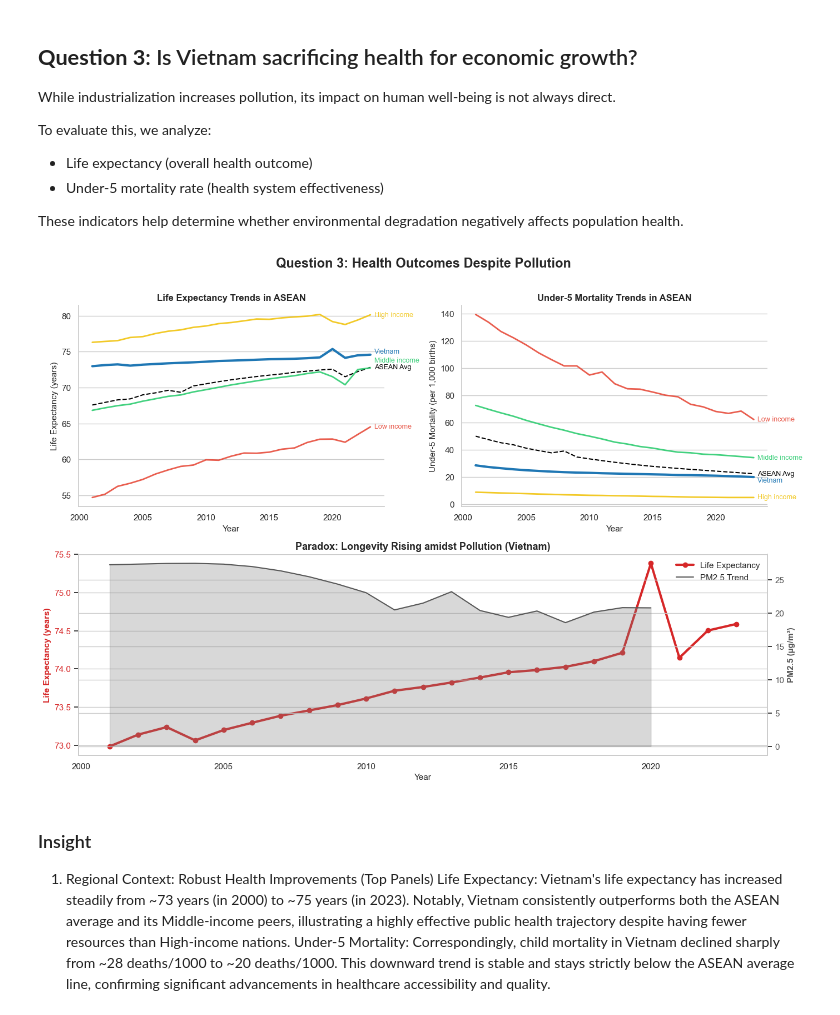
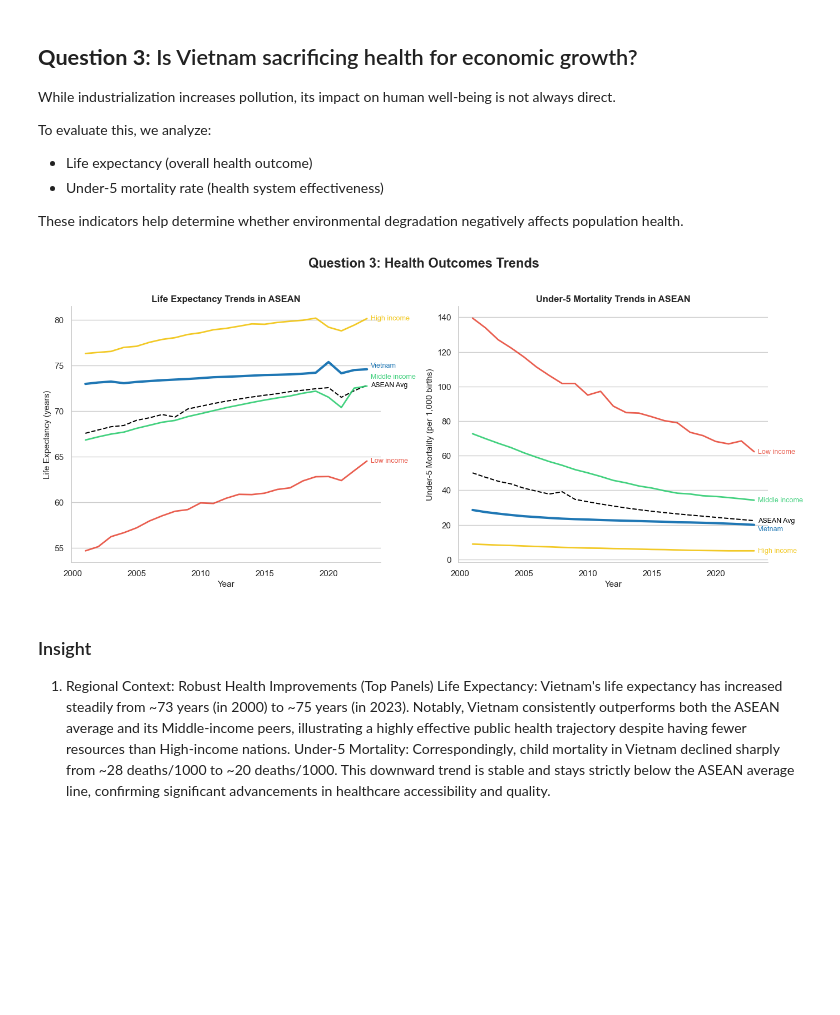
Before and after one commit to thloc1212/DV_LAB2, a Jupyter notebook: merged/merge.ipynb, the cells around one changed output. Drawn from its saved outputs; the diff is of its cells as text; code cells hidden in the pictures; blank space fills up the shorter version.

```diff
--- a/merged/merge.ipynb
+++ b/merged/merge.ipynb
@@ -713,14 +713,13 @@ To evaluate this, we analyze:
 
 These indicators help determine whether environmental degradation negatively affects population health.
 # %%
-import matplotlib.pyplot as plt
-
-fig = plt.figure(figsize=(14, 10))
-gs = fig.add_gridspec(2, 2, height_ratios=[1, 1])
+# Điều chỉnh lại figsize cho phù hợp với 1 hàng biểu đồ
+fig = plt.figure(figsize=(14, 6))
+# Đổi GridSpec thành 1 hàng, 2 cột
+gs = fig.add_gridspec(1, 2)
 
 ax_life_asean = fig.add_subplot(gs[0, 0])
 ax_mort_asean = fig.add_subplot(gs[0, 1])
-ax_paradox = fig.add_subplot(gs[1, :])
 
 axes = [ax_life_asean, ax_mort_asean]
 
@@ -808,111 +807,40 @@ for i, metric in enumerate(["Life expectancy", "Under-5 mortality"]):
         y = subset[metric]
 
         ax.plot(x, y, color=color, linewidth=linewidth, alpha=alpha)
 
         y_end = y.iloc[-1]
         offset = manual_offsets.get(metric, {}).get(label, 0)
 
         ax.text(
             x.iloc[-1] + 0.3,
             y_end + offset,
             label,
             fontsize=9,
             color=color,
             alpha=alpha,
             va="center"
         )
 
     ax.set_title(title_map.get(metric, metric), fontweight='semibold')
     ax.set_xlabel("Year")
     ax.set_ylabel(ylabel_map.get(metric, metric))
 
     ax.grid(axis='x', visible=False)
     ax.spines['right'].set_visible(False)
     ax.spines['top'].set_visible(False)
 
 
-# ===== Paradox chart =====
-
-ax_pm25 = ax_paradox.twinx()
-
-line_life = ax_paradox.plot(
-    vn["Year"],
-    vn["Life expectancy"],
-    linewidth=3,
-    marker="o",
-    color='#d62728',
-    label="Life Expectancy"
+plt.suptitle(
+    "Question 3: Health Outcomes Trends",
+    fontsize=17,
+    fontweight='bold',
+    y=1.02
 )
 
-ax_paradox.set_ylabel(
-    "Life Expectancy (years)",
-    color='#d62728',
-    fontweight='bold',
-    fontsize=11
-)
-
-ax_paradox.tick_params(axis='y', labelcolor='#d62728')
-
-fill_pm25 = ax_pm25.fill_between(
-    vn["Year"],
-    vn["PM2.5"],
-    alpha=0.3,
-    color='#7f7f7f',
-    label="PM2.5 Fill"
-)
-
-line_pm25 = ax_pm25.plot(
-    vn["Year"],
-    vn["PM2.5"],
-    color='#595959',
-    linewidth=1.5,
-    label="PM2.5 Trend"
-)
-
-ax_pm25.set_ylabel(
-    "PM2.5 (µg/m³)",
-    color='#595959',
-    fontweight='bold',
-    fontsize=11
-)
-
-ax_pm25.tick_params(axis='y', labelcolor='#595959')
-
-ax_paradox.set_title(
-    "Paradox: Longevity Rising amidst Pollution (Vietnam)",
-    fontweight='semibold',
-    fontsize=13
-)
-
-ax_paradox.set_xlabel("Year", fontsize=11)
-
-ax_paradox.grid(axis='x', visible=False)
-
-ax_paradox.spines['top'].set_visible(False)
-ax_pm25.spines['top'].set_visible(False)
-
-lines = line_life + line_pm25
-labels = [l.get_label() for l in lines]
-
-ax_paradox.legend(
-    lines,
-    labels,
-    loc="upper right",
-    frameon=False,
-    ncol=1
-)
-
-plt.suptitle(
-    "Question 3: Health Outcomes Despite Pollution",
-    fontsize=17,
-    fontweight='bold',
-    y=0.96
-)
-
-plt.tight_layout(rect=[0, 0, 1, 0.95])
+plt.tight_layout()
 plt.show()
 # %% [output]
-[figure, old version]
+[figure, new version]
 # %% [markdown]
 ### Insight
 1. Regional Context: Robust Health Improvements (Top Panels)
```
Also changed, not shown: parts of 1 cell of this notebook.
